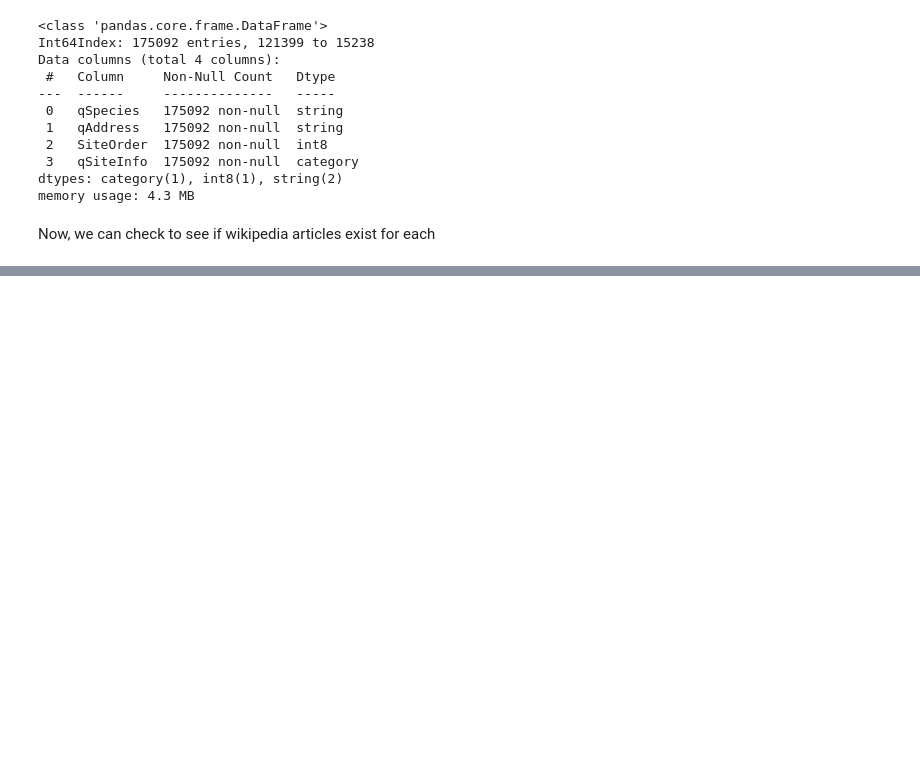
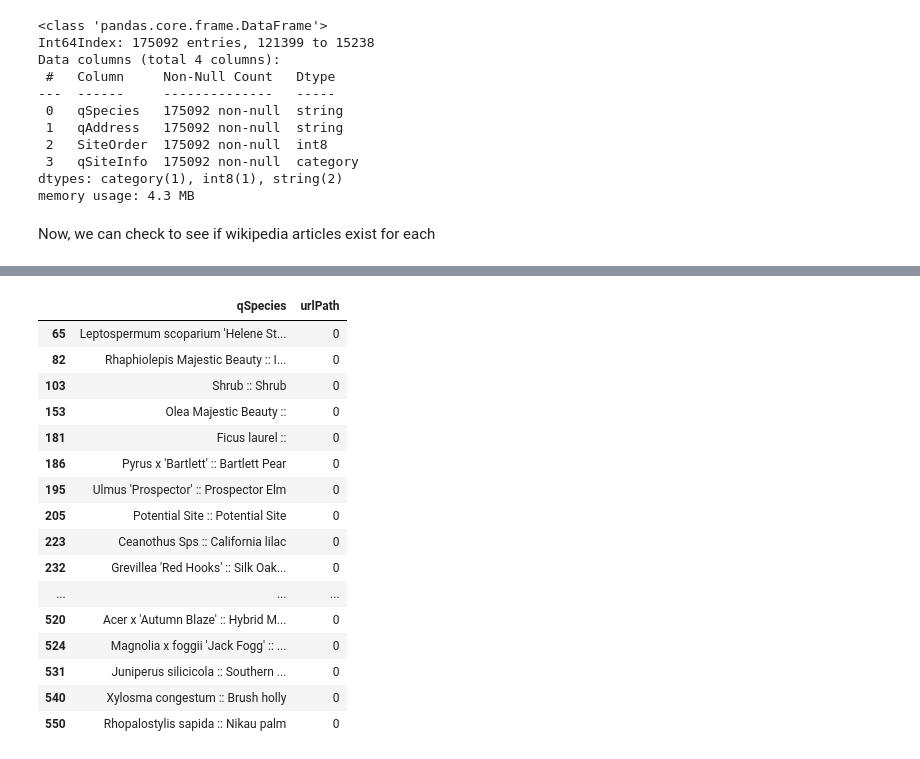
Before and after one commit to zcook7904/SF_Tree_Identifier, a Jupyter notebook: notebooks/data_cleaning.ipynb, the cells around one changed output, grey strips where cells are left out. Cells and saved outputs as stored; diff of their text form; code cells hidden in the pictures; blank space fills up the shorter version.

Commit message:
Implemented fuzz matching. Species mapping complete

```diff
--- a/notebooks/data_cleaning.ipynb
+++ b/notebooks/data_cleaning.ipynb
@@ -310,3 +296,7 @@ dtypes: category(1), int8(1), string(2)
 memory usage: 4.3 MB
 # %% [markdown]
 Now, we can check to see if wikipedia articles exist for each
+# %%
+species_path = os.path.join('..', 'species_urls.csv')
+mapped_species = pd.read_csv(species_path, index_col=0).rename({'0':'qSpecies'}, axis=1)
+mapped_species.head()
@@ -312,0 +310,20 @@ Now, we can check to see if wikipedia articles exist for each
+# %%
+mapped_species.loc[mapped_species.urlPath == 0].loc[~mapped_species.qSpecies.str.contains('spp', case=False)]
+# %% [output]
+|  | qSpecies | urlPath |
+| 65 | Leptospermum scoparium 'Helene St... | 0 |
+| 82 | Rhaphiolepis Majestic Beauty :: I... | 0 |
+| 103 | Shrub :: Shrub | 0 |
+| 153 | Olea Majestic Beauty :: | 0 |
+| 181 | Ficus laurel :: | 0 |
+| 186 | Pyrus x 'Bartlett' :: Bartlett Pear | 0 |
+| 195 | Ulmus 'Prospector' :: Prospector Elm | 0 |
+| 205 | Potential Site :: Potential Site | 0 |
+| 223 | Ceanothus Sps :: California lilac | 0 |
+| 232 | Grevillea 'Red Hooks' :: Silk Oak... | 0 |
+| ... | ... | ... |
+| 520 | Acer x 'Autumn Blaze' :: Hybrid M... | 0 |
+| 524 | Magnolia x foggii 'Jack Fogg' :: ... | 0 |
+| 531 | Juniperus silicicola :: Southern ... | 0 |
+| 540 | Xylosma congestum :: Brush holly | 0 |
+| 550 | Rhopalostylis sapida :: Nikau palm | 0 |
```
Also changed, not shown: parts of 10 cells of this notebook, 20 other files.
